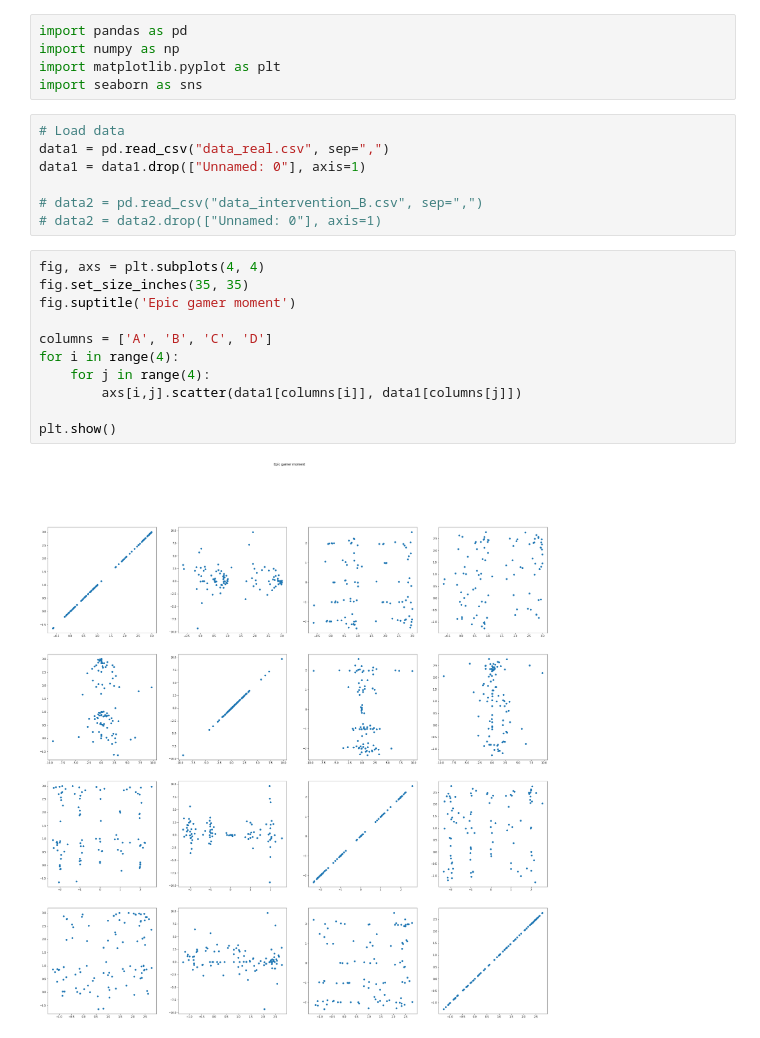
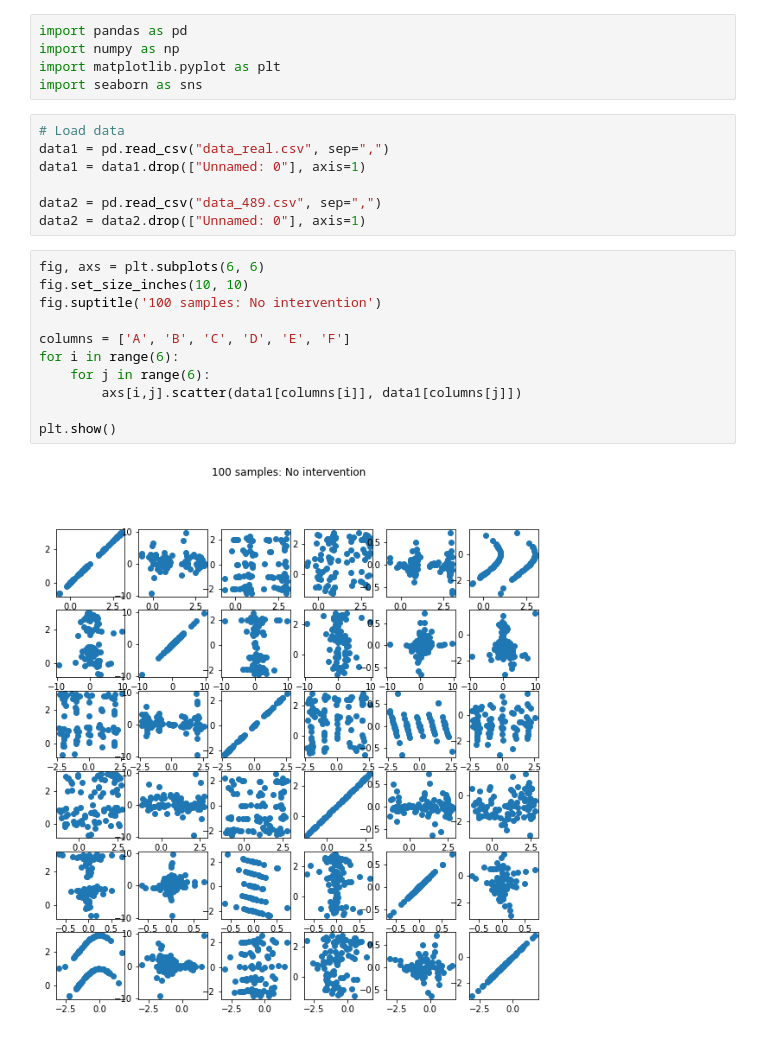
Before and after one commit to magn3144/CausalityGraphGenerator, a Jupyter notebook: data_visualization.ipynb, the cells around one changed output. Drawn from its saved outputs; the diff is of its cells as text.

```diff
--- a/data_visualization.ipynb
+++ b/data_visualization.ipynb
@@ -8,18 +8,18 @@ import seaborn as sns
 data1 = pd.read_csv("data_real.csv", sep=",")
 data1 = data1.drop(["Unnamed: 0"], axis=1)
 
-# data2 = pd.read_csv("data_intervention_B.csv", sep=",")
-# data2 = data2.drop(["Unnamed: 0"], axis=1)
+data2 = pd.read_csv("data_489.csv", sep=",")
+data2 = data2.drop(["Unnamed: 0"], axis=1)
 # %%
-fig, axs = plt.subplots(4, 4)
-fig.set_size_inches(35, 35)
-fig.suptitle('Epic gamer moment')
+fig, axs = plt.subplots(6, 6)
+fig.set_size_inches(10, 10)
+fig.suptitle('100 samples: No intervention')
 
-columns = ['A', 'B', 'C', 'D']
-for i in range(4):
-    for j in range(4):
+columns = ['A', 'B', 'C', 'D', 'E', 'F']
+for i in range(6):
+    for j in range(6):
         axs[i,j].scatter(data1[columns[i]], data1[columns[j]])
 
 plt.show()
 # %% [output]
-[figure, old version]
+[figure, new version]
```
Also changed, not shown: parts of 2 cells of this notebook.
